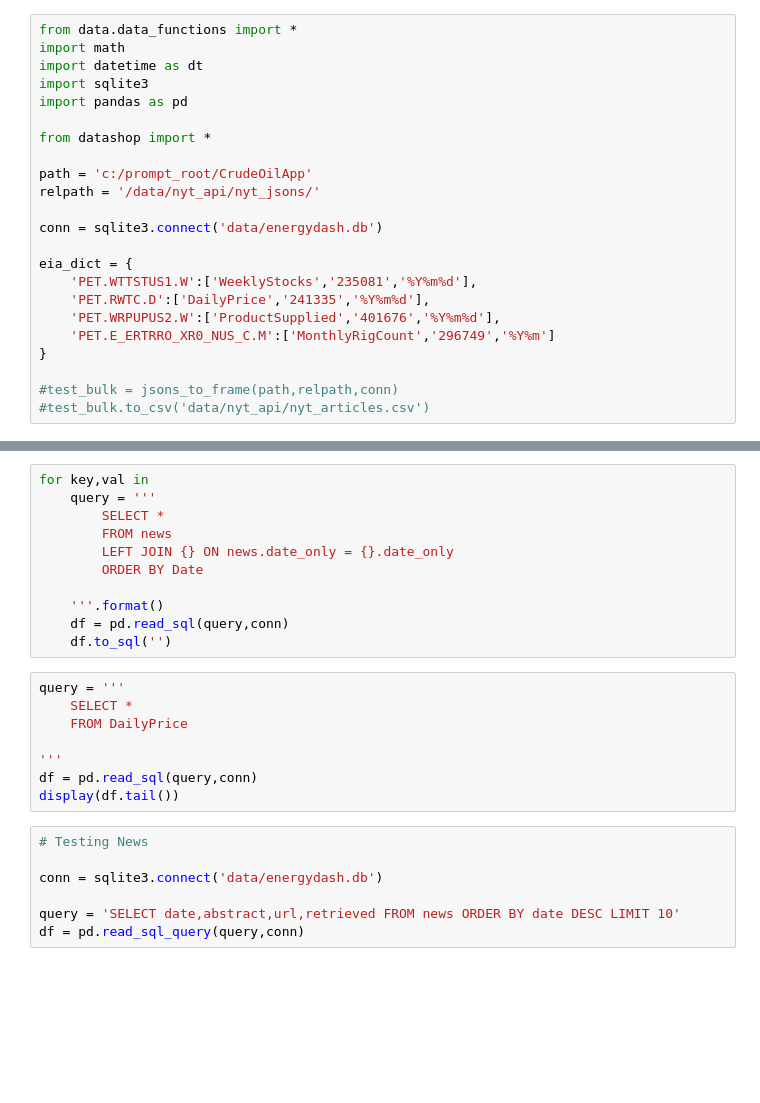
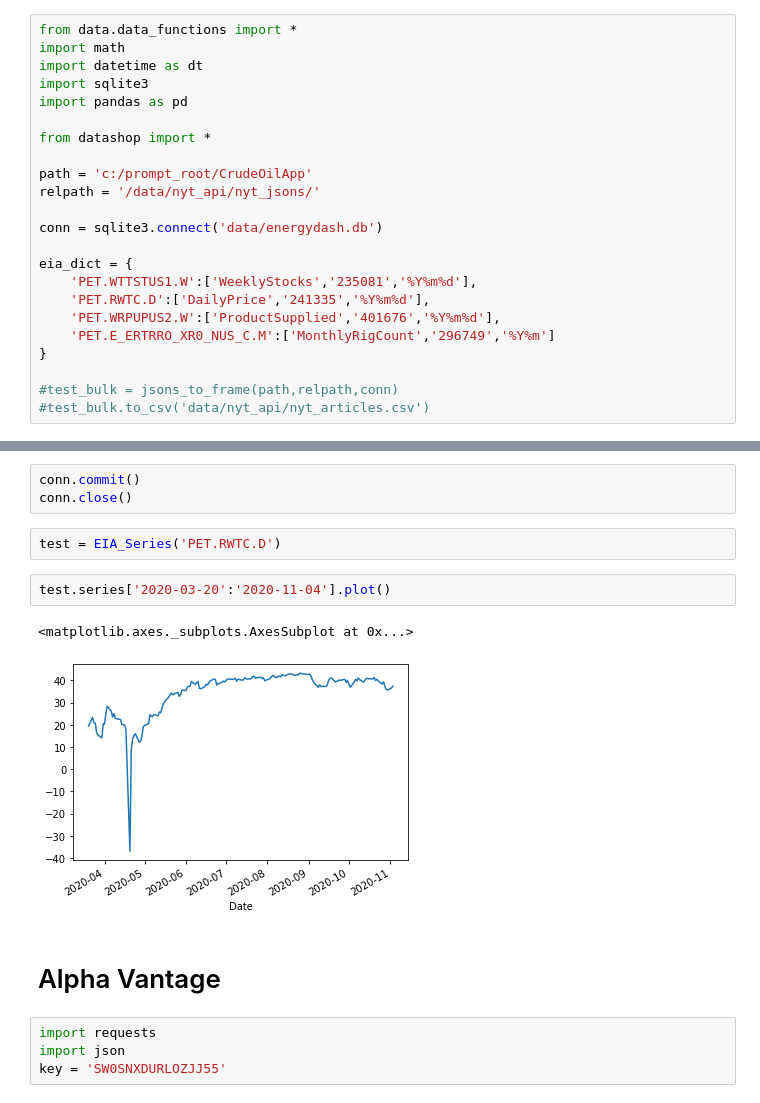
Before and after one commit to UmarsPortfolio/CrudeOilApp, a Jupyter notebook: 3_testing.ipynb, the cells around one changed output, grey strips where cells are left out. Drawn from its saved outputs; the diff is of its cells as text; blank space fills up the shorter version.

```diff
--- a/3_testing.ipynb
+++ b/3_testing.ipynb
@@ -124,26 +91,16 @@ if test_call.hits > 0:
-# %%
-for key,val in
-    query = '''
-        SELECT *
-        FROM news
-        LEFT JOIN {} ON news.date_only = {}.date_only
-        ORDER BY Date
-
-    '''.format()
-    df = pd.read_sql(query,conn)
-    df.to_sql('')
-# %%
-query = '''
-    SELECT *
-    FROM DailyPrice
-
-'''
-df = pd.read_sql(query,conn)
-display(df.tail())
-# %%
-# Testing News
-
-conn = sqlite3.connect('data/energydash.db')
-
-query = 'SELECT date,abstract,url,retrieved FROM news ORDER BY date DESC LIMIT 10'
-df = pd.read_sql_query(query,conn)
+# %%
+conn.commit()
+conn.close()
+# %%
+test = EIA_Series('PET.RWTC.D')
+# %%
+test.series['2020-03-20':'2020-11-04'].plot()
+# %% [output]
+<matplotlib.axes._subplots.AxesSubplot at 0x...>
+[figure, added]
+# %% [markdown]
+# Alpha Vantage
+# %%
+import requests
+import json
+key = 'SW0SNXDURLOZJJ55'
```
Also changed, not shown: parts of 26 cells of this notebook, 9 other files.
